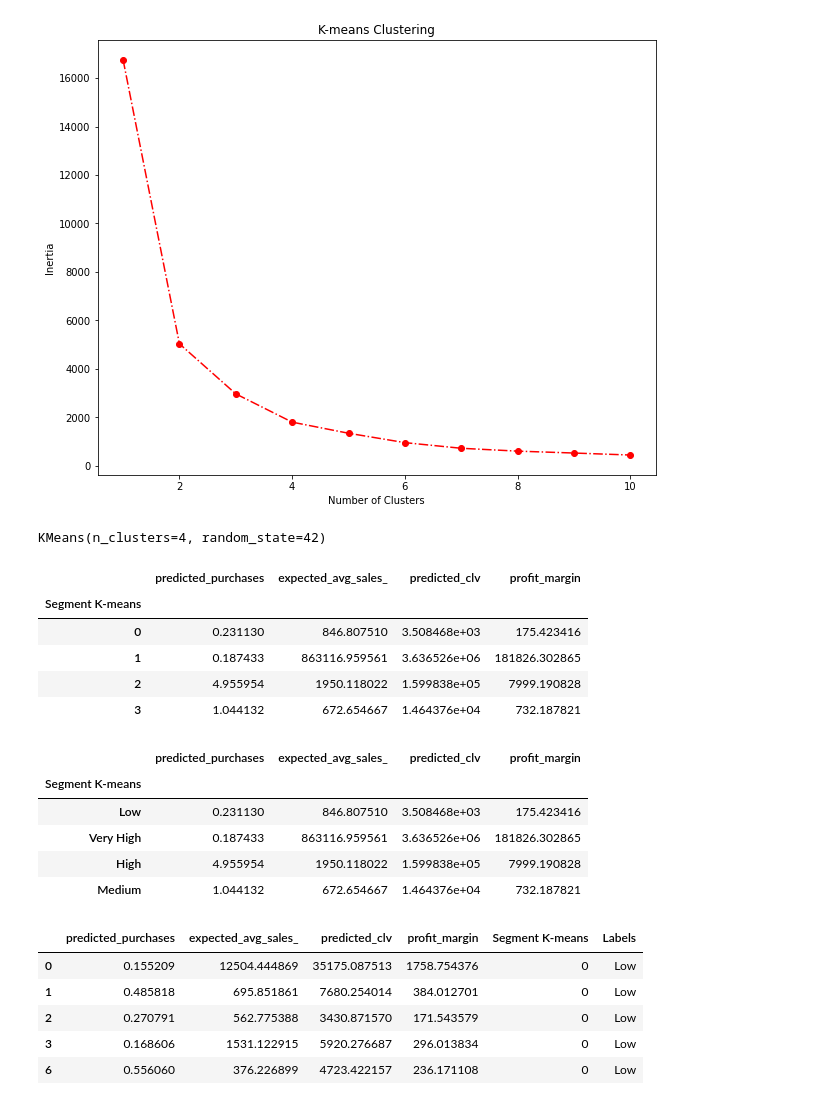
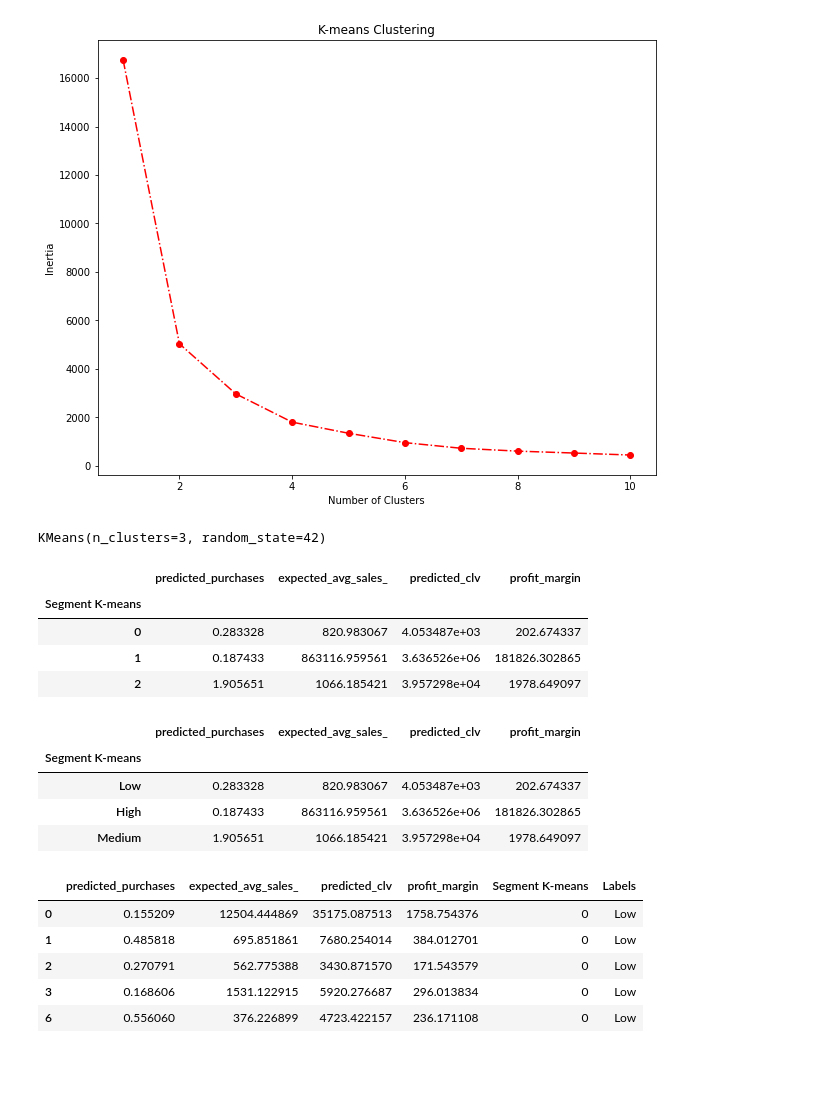
Before and after one commit to mahapara2411/devopsgit, a Jupyter notebook: Pareto_NBD_Customer_Segmentation.ipynb, the cells around one changed output. Cells and saved outputs as stored; diff of their text form; code cells hidden in the pictures; blank space fills up the shorter version.

```diff
--- a/Pareto_NBD_Customer_Segmentation.ipynb
+++ b/Pareto_NBD_Customer_Segmentation.ipynb
@@ -447,11 +450,11 @@ plt.show()
 # %% [output]
 [figure]
 # %%
-kmeans = KMeans(n_clusters = 4, init = 'k-means++', random_state = 42)
+kmeans = KMeans(n_clusters = 3, init = 'k-means++', random_state = 42)
 # %%
 kmeans.fit(scaled)
 # %% [output]
-KMeans(n_clusters=4, random_state=42)
+KMeans(n_clusters=3, random_state=42)
 # %%
 df_segm_kmeans= new_df.copy()
 df_segm_kmeans['Segment K-means'] = kmeans.labels_
@@ -461,22 +464,20 @@ df_segm_analysis
 # %% [output]
 |  | predicted_purchases | expected_avg_sales_ | predicted_clv | profit_margin |
 | Segment K-means |  |  |  |  |
-| 0 | 0.231130 | 846.807510 | 3.508468e+03 | 175.423416 |
+| 0 | 0.283328 | 820.983067 | 4.053487e+03 | 202.674337 |
 | 1 | 0.187433 | 863116.959561 | 3.636526e+06 | 181826.302865 |
-| 2 | 4.955954 | 1950.118022 | 1.599838e+05 | 7999.190828 |
-| 3 | 1.044132 | 672.654667 | 1.464376e+04 | 732.187821 |
+| 2 | 1.905651 | 1066.185421 | 3.957298e+04 | 1978.649097 |
 # %%
 df_segm_analysis.rename({0:'Low',
-                         1:'Very High',
-                         2:'High',
-                         3:'Medium'})
+                         1:'High',
+                         2:'Medium'
+                        })
 # %% [output]
 |  | predicted_purchases | expected_avg_sales_ | predicted_clv | profit_margin |
 | Segment K-means |  |  |  |  |
-| Low | 0.231130 | 846.807510 | 3.508468e+03 | 175.423416 |
-| Very High | 0.187433 | 863116.959561 | 3.636526e+06 | 181826.302865 |
-| High | 4.955954 | 1950.118022 | 1.599838e+05 | 7999.190828 |
-| Medium | 1.044132 | 672.654667 | 1.464376e+04 | 732.187821 |
+| Low | 0.283328 | 820.983067 | 4.053487e+03 | 202.674337 |
+| High | 0.187433 | 863116.959561 | 3.636526e+06 | 181826.302865 |
+| Medium | 1.905651 | 1066.185421 | 3.957298e+04 | 1978.649097 |
 # %%
 # Add the segment labels to our table
 df_segm_kmeans['Labels'] = df_segm_kmeans['Segment K-means'].map({0:'Low',
```
Also changed, not shown: parts of 11 cells of this notebook.
